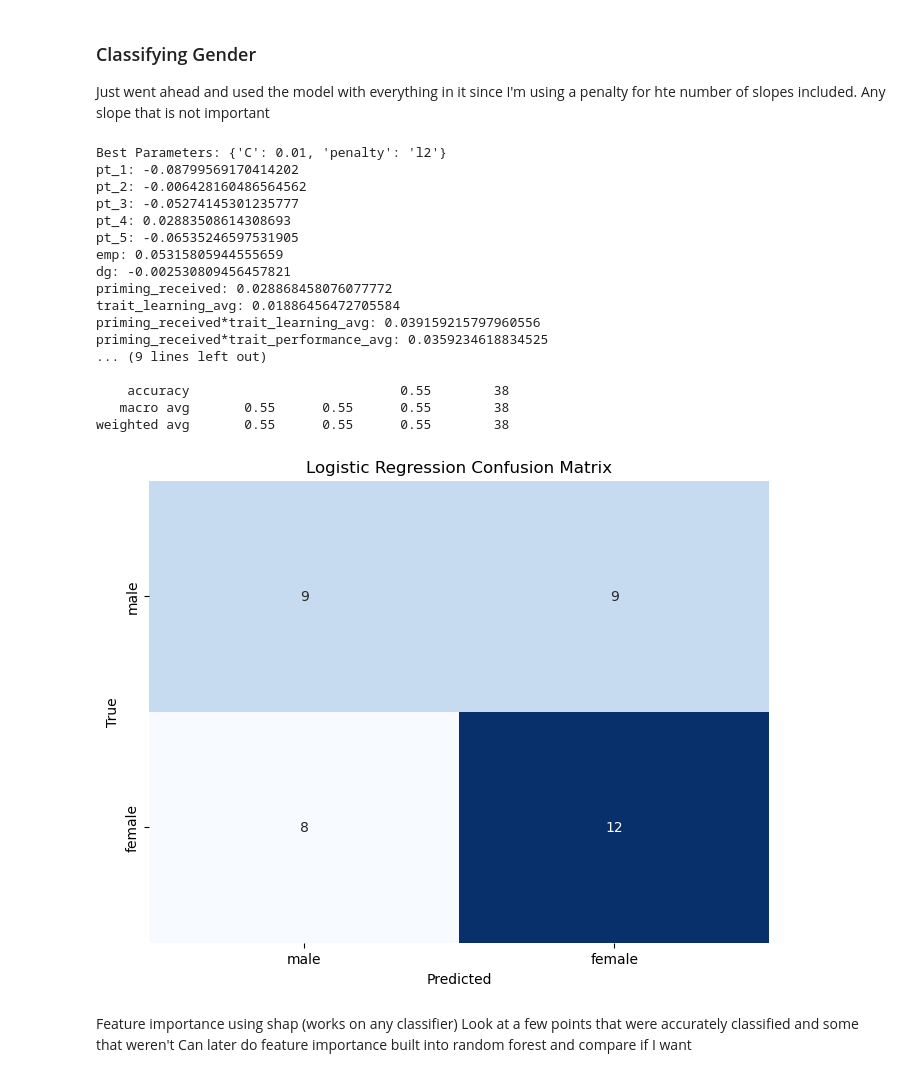
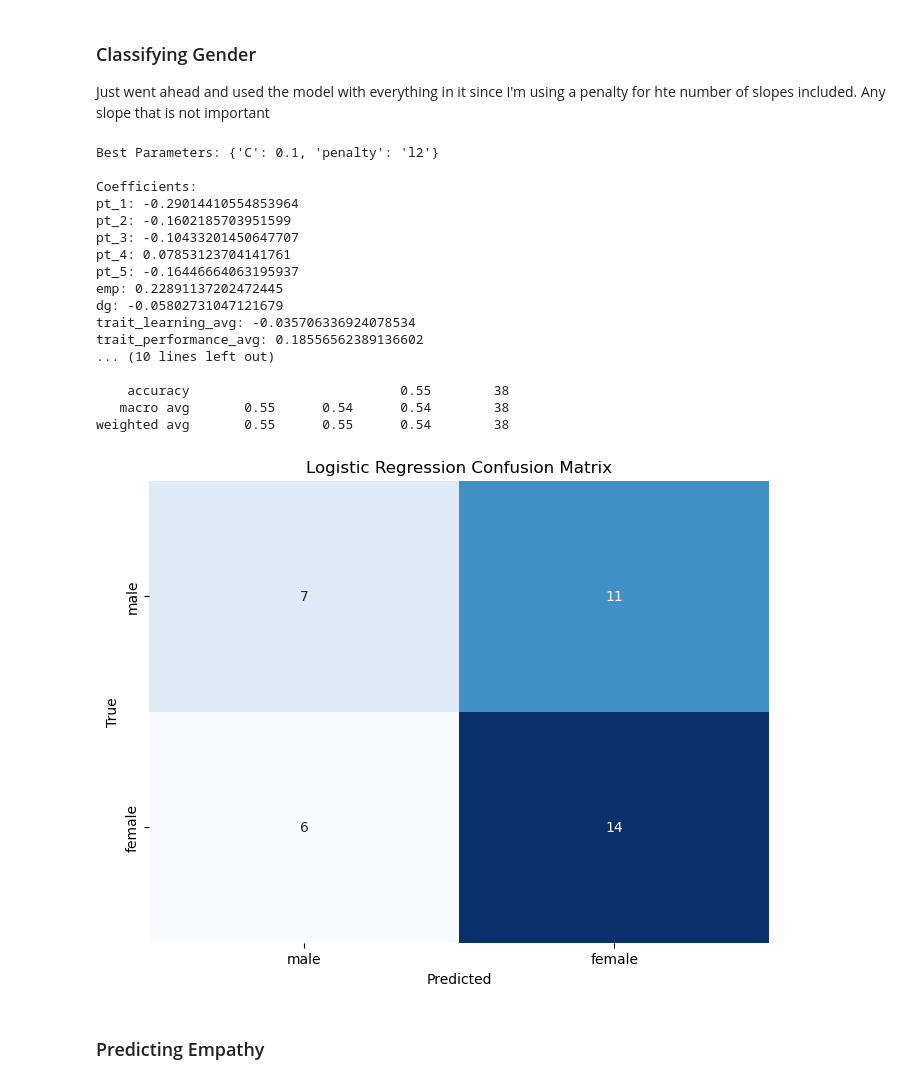
Before and after one commit to kzapalac/SDS322E_project, a Jupyter notebook: Modeling.ipynb, the cells around one changed output. Saved outputs shown, nothing was run; the diff lists cells and outputs as text; code cells hidden in the pictures.

```diff
--- a/Modeling.ipynb
+++ b/Modeling.ipynb
@@ -379,7 +301,7 @@ Just went ahead and used the model with everything in it since I'm using a penal
 # logistic regression
 # define the predictors and outcomes
 X = np.array(df[['pt_1', 'pt_2', 'pt_3', 'pt_4', 'pt_5', 'emp', 'dg',
-                 'priming_received', 'trait_learning_avg', 'priming_received*trait_learning_avg', 'priming_received*trait_performance_avg',
+                 'trait_learning_avg', 'trait_performance_avg',
                 'avg_sentiment', 'first_person_pronoun_count', 'second_person_pronoun_count', 'third_person_pronoun_count']]) # using all responses in case the slope is different for any one of them
 y = np.array(pd.to_numeric(df['gender']))
 
@@ -400,53 +322,52 @@ grid_search.fit(X_train_scaled, y_train)
 print("Best Parameters:", grid_search.best_params_)
 
 # fit the model using the best parameters
-log_reg = LogisticRegression(C = .01, penalty = 'l2', solver='liblinear') # smaller values of C specify stronger regularization, L1 Regularization = lasso regression (removes unecssary coefficients)
+log_reg = LogisticRegression(C = .1, penalty = 'l2', solver='liblinear') # smaller values of C specify stronger regularization, L1 Regularization = lasso regression (removes unecssary coefficients)
 log_reg.fit(X_train_scaled, y_train)
 log_reg_predictions = log_reg.predict(X_test_scaled)
 
 # print the coefficients
 feature_names = ['pt_1', 'pt_2', 'pt_3', 'pt_4', 'pt_5', 'emp', 'dg',
-                 'priming_received', 'trait_learning_avg', 'priming_received*trait_learning_avg', 'priming_received*trait_performance_avg',
+                 'trait_learning_avg', 'trait_performance_avg',
                 'avg_sentiment', 'first_person_pronoun_count', 'second_person_pronoun_count', 'third_person_pronoun_count']
 coefs = log_reg.coef_[0]
 coefs_w_names = list(zip(feature_names, coefs))
+print('\nCoefficients:')
 for feature, coefficient in coefs_w_names:
     print(f"{feature}: {coefficient}")
 
 # evaluate
-print('Classification report for logistic regression:')
+print('\nClassification report for logistic regression:')
 print(classification_report(y_test, log_reg_predictions))
 
 # confusion matrix
 cm = confusion_matrix(y_test, log_reg_predictions)
 # plot the confusion matrix using seaborn
 plt.figure(figsize=(8, 6))
 sns.heatmap(cm, annot=True, fmt="d", cmap="Blues", cbar=False,
            xticklabels=gender_class_names, yticklabels=gender_class_names)
 plt.title('Logistic Regression Confusion Matrix')
 plt.xlabel('Predicted')
 plt.ylabel('True')
 plt.show()
 # %% [output]
-Best Parameters: {'C': 0.01, 'penalty': 'l2'}
-pt_1: -0.08799569170414202
-pt_2: -0.006428160486564562
-pt_3: -0.05274145301235777
-pt_4: 0.02883508614308693
-pt_5: -0.06535246597531905
-emp: 0.05315805944555659
-dg: -0.002530809456457821
-priming_received: 0.028868458076077772
-trait_learning_avg: 0.01886456472705584
-priming_received*trait_learning_avg: 0.039159215797960556
-priming_received*trait_performance_avg: 0.0359234618834525
-... (9 lines left out)
+Best Parameters: {'C': 0.1, 'penalty': 'l2'}
+
+Coefficients:
+pt_1: -0.29014410554853964
+pt_2: -0.1602185703951599
+pt_3: -0.10433201450647707
+pt_4: 0.07853123704141761
+pt_5: -0.16446664063195937
+emp: 0.22891137202472445
+dg: -0.05802731047121679
+trait_learning_avg: -0.035706336924078534
+trait_performance_avg: 0.18556562389136602
+... (10 lines left out)
 
     accuracy                           0.55        38
-   macro avg       0.55      0.55      0.55        38
-weighted avg       0.55      0.55      0.55        38
+   macro avg       0.55      0.54      0.54        38
+weighted avg       0.55      0.55      0.54        38
-[figure, old version]
+[figure, new version]
-# %% [markdown]
-Feature importance using shap (works on any classifier)
-Look at a few points that were accurately classified and some that weren't
-Can later do feature importance built into random forest and compare if I want
+# %% [markdown]
+### Predicting Empathy
```
Also changed, not shown: parts of 13 cells of this notebook, 43 other files.
